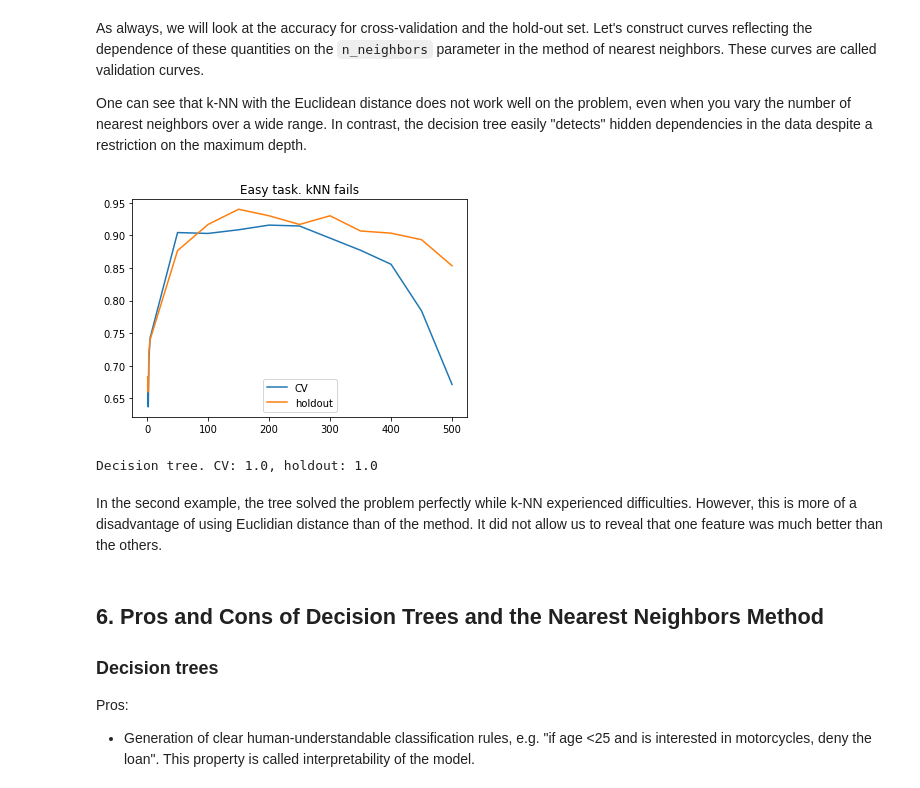
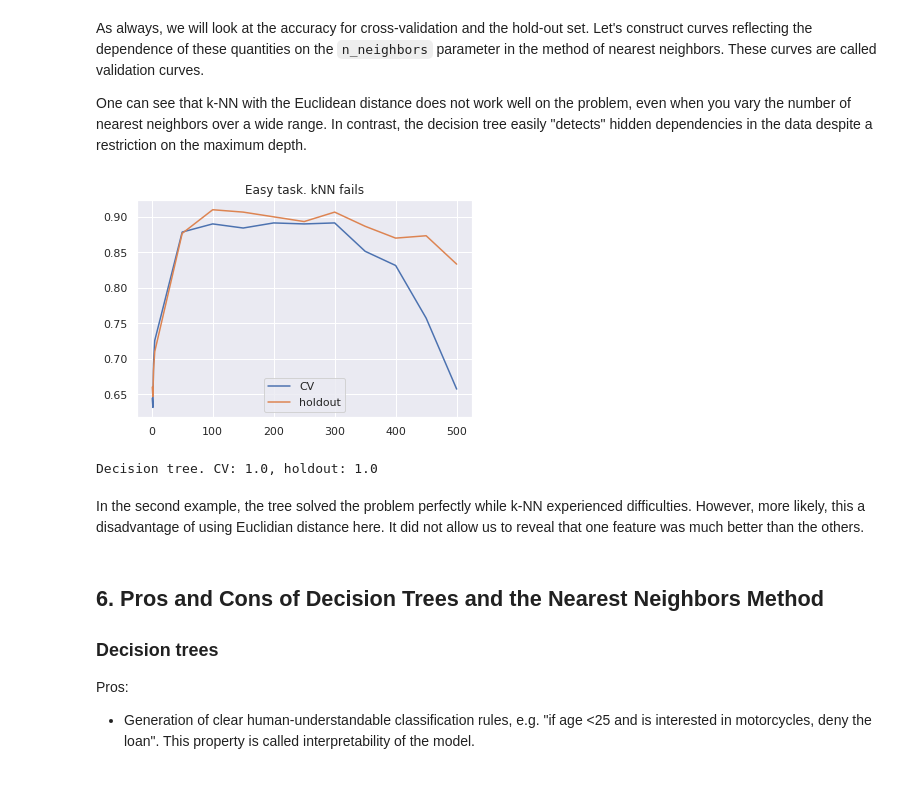
Before and after one commit to AICommunityInno/mlcourse.ai, a Jupyter notebook: jupyter_english/topic03_decision_trees_kNN/topic3_decision_trees_kNN.ipynb, the cells around one changed output. Cells and saved outputs as stored; diff of their text form; code cells hidden in the pictures.

```diff
--- a/jupyter_english/topic03_decision_trees_kNN/topic3_decision_trees_kNN.ipynb
+++ b/jupyter_english/topic03_decision_trees_kNN/topic3_decision_trees_kNN.ipynb
@@ -140,11 +140,10 @@ If we plot these two functions against the argument $p_+$, we will see that the
 # you can comment the following 2 lines if you'd like to
 import warnings
 warnings.filterwarnings('ignore')
-
 import numpy as np
 import pandas as pd
-%matplotlib inline
 import seaborn as sns
+sns.set()
 from matplotlib import pyplot as plt
 # %%
 plt.figure(figsize=(6, 4))
@@ -734,13 +725,13 @@ Next, let's do the same experiment as in the previous task, but, this time, let'
 # %% [markdown]
 Let’s select 70% of the dataset for training (`X_train`, `y_train`) and 30% for holdout (`X_holdout`, `y_holdout`). The holdout set will not participate in model parameters tuning; we will use it at the end to check the quality of the resulting model.
 # %%
-X_train, X_holdout, y_train, y_holdout = train_test_split(X, y, test_size=0.3,
-random_state=17)
+X_train, X_holdout, y_train, y_holdout = train_test_split(X, y, test_size=0.3,random_state=17)
 # %% [markdown]
 Let’s train a decision tree and k-NN with our random parameters.
 # %%
 tree = DecisionTreeClassifier(max_depth=5, random_state=17)
-knn = KNeighborsClassifier(n_neighbors=10)
+knn_pipe = Pipeline([('scaler', StandardScaler()),
+                     ('knn', KNeighborsClassifier(n_neighbors=10))])
 
 tree.fit(X_train, y_train)
-knn.fit(X_train, y_train)
+knn_pipe.fit(X_train, y_train);
@@ -835,27 +822,27 @@ As always, we will look at the accuracy for cross-validation and the hold-out se
 
 One can see that k-NN with the Euclidean distance does not work well on the problem, even when you vary the number of nearest neighbors over a wide range. In contrast, the decision tree easily "detects" hidden dependencies in the data despite a restriction on the maximum depth.
 # %%
-X_train, X_holdout, y_train, y_holdout = train_test_split(X, y, test_size=0.3,
-random_state=17)
+X_train, X_holdout, y_train, y_holdout = train_test_split(X, y, test_size=0.3, random_state=17)
 
 from sklearn.model_selection import cross_val_score
 
 cv_scores, holdout_scores = [], []
 n_neighb = [1, 2, 3, 5] + list(range(50, 550, 50))
 
 for k in n_neighb:
 
-    knn = KNeighborsClassifier(n_neighbors=k)
-    cv_scores.append(np.mean(cross_val_score(knn, X_train, y_train, cv=5)))
-    knn.fit(X_train, y_train)
-    holdout_scores.append(accuracy_score(y_holdout, knn.predict(X_holdout)))
+    knn_pipe = Pipeline([('scaler', StandardScaler()),
+                     ('knn', KNeighborsClassifier(n_neighbors=k))])
+    cv_scores.append(np.mean(cross_val_score(knn_pipe, X_train, y_train, cv=5)))
+    knn_pipe.fit(X_train, y_train)
+    holdout_scores.append(accuracy_score(y_holdout, knn_pipe.predict(X_holdout)))
 
 plt.plot(n_neighb, cv_scores, label='CV')
 plt.plot(n_neighb, holdout_scores, label='holdout')
 plt.title('Easy task. kNN fails')
 plt.legend();
 # %% [output]
-[figure, old version]
+[figure, new version]
 # %%
 tree = DecisionTreeClassifier(random_state=17, max_depth=1)
 tree_cv_score = np.mean(cross_val_score(tree, X_train, y_train, cv=5))
@@ -865,7 +852,7 @@ print('Decision tree. CV: {}, holdout: {}'.format(tree_cv_score, tree_holdout_sc
 # %% [output]
 Decision tree. CV: 1.0, holdout: 1.0
 # %% [markdown]
-In the second example, the tree solved the problem perfectly while k-NN experienced difficulties. However, this is more of a disadvantage of using Euclidian distance than of the method. It did not allow us to reveal that one feature was much better than the others.
+In the second example, the tree solved the problem perfectly while k-NN experienced difficulties. However, more likely, this a disadvantage of using Euclidian distance here. It did not allow us to reveal that one feature was much better than the others.
 # %% [markdown]
 ## 6. Pros and Cons of Decision Trees and the Nearest Neighbors Method
 
```
Also changed, not shown: parts of 42 cells of this notebook, 10 other files.
